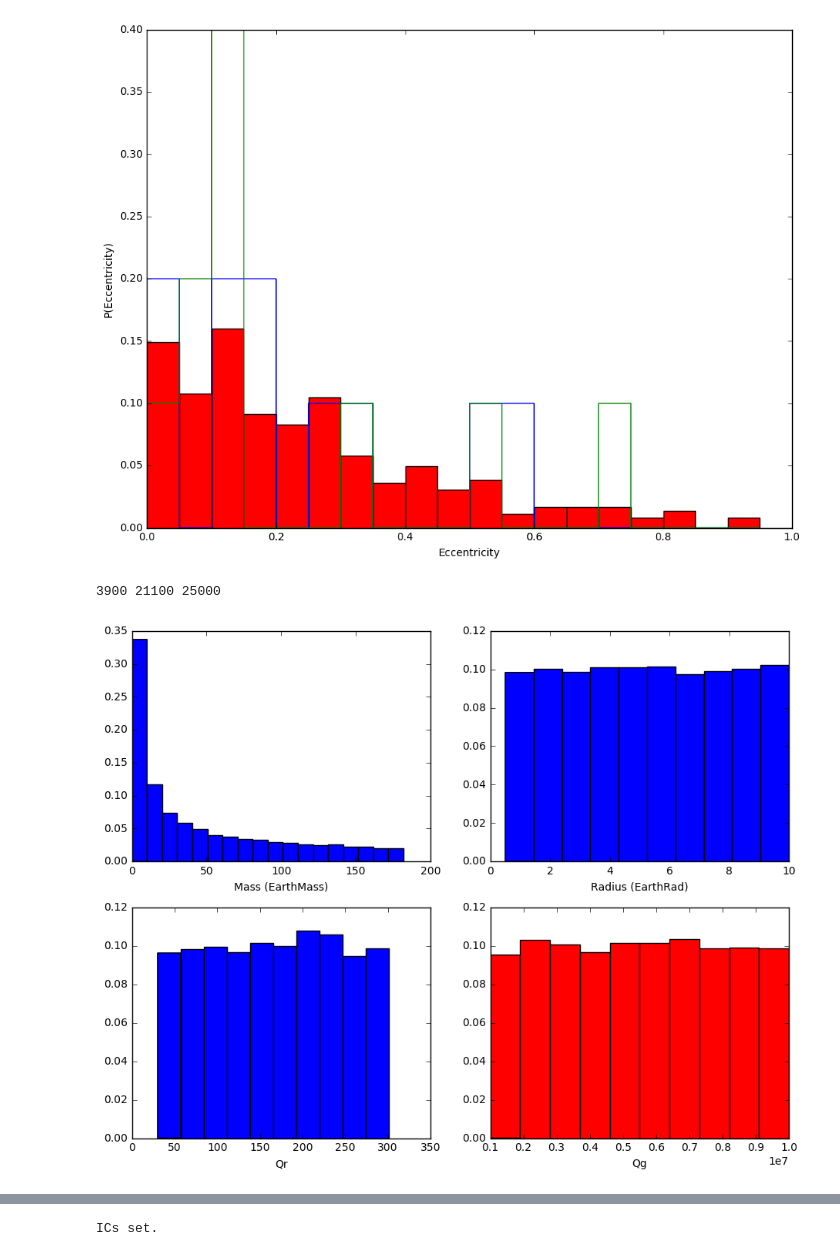
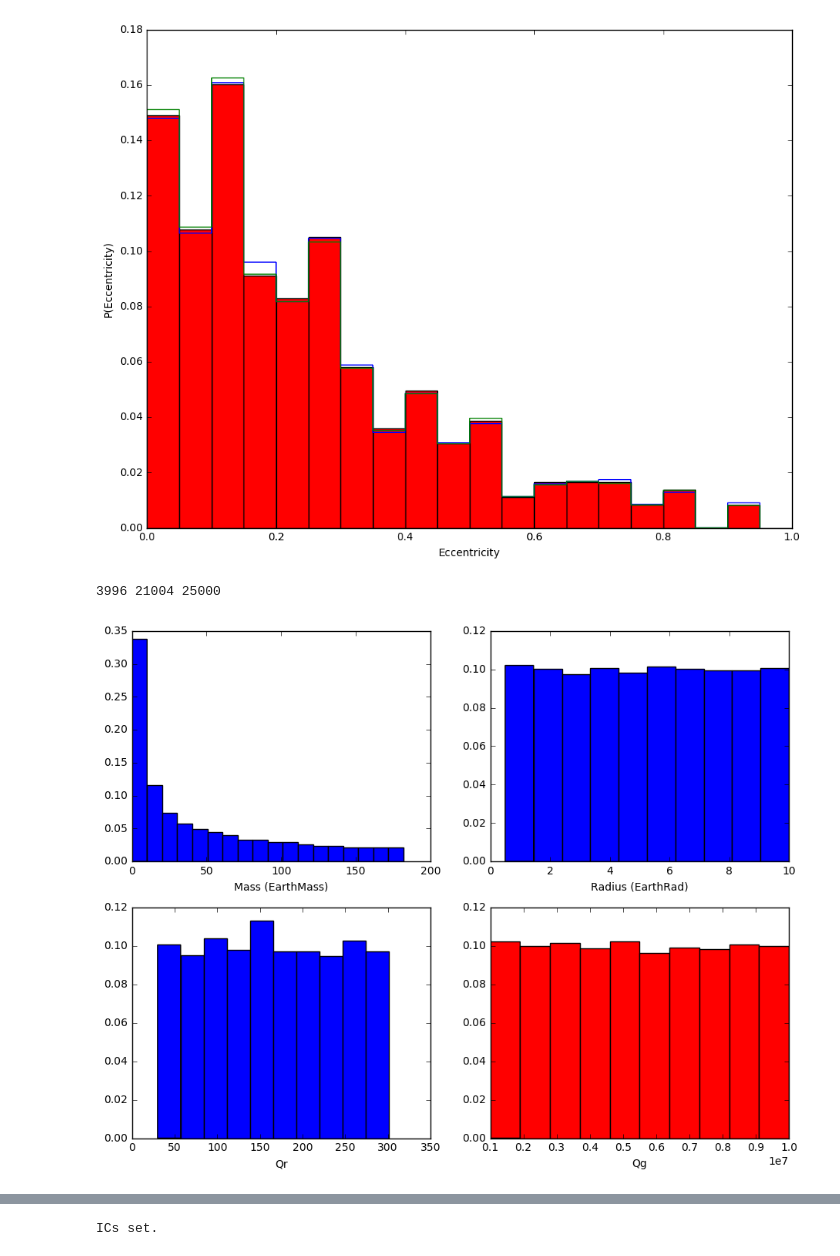
Before and after one commit to dm1681/Merging_Perts, a Jupyter notebook: Research/Merging_Perts/mps.ipynb, the cells around one changed output, grey strips where cells are left out. Drawn from its saved outputs; the diff is of its cells as text; code cells hidden in the pictures.

```diff
--- a/Research/Merging_Perts/mps.ipynb
+++ b/Research/Merging_Perts/mps.ipynb
@@ -33,7 +33,7 @@ bar = ax.bar(data['ecc'],ecc_inbin,width=0.05,color='r')
 ax.set_xlabel('Eccentricity')
 ax.set_ylabel('P(Eccentricity)')
 
-t = 10 # number of sims to run
+t = 25000 # number of sims to run
 
 # generates list of ecc for b.in
 n = 0
@@ -96,7 +96,12 @@ mass_list_c = np.array([])
 ecc_c = ecc_list_c
 rad_list_c = np.random.uniform(0.5,10,25000) * u.earthRad
 Qp_c = np.array([])
-semi_c = np.random.uniform(0.01,0.15,25000)
+semi_c = np.array([])
+
+for a_b in semi_b: # makes sure semi_c is always > semi_b
+    a_c = np.random.uniform(a_b,0.5,1)
+    semi_c = np.append(semi_c,a_c)
+
 
 # star.in
 stellar_mass = np.random.uniform(0.7,1.4,25000) # [0.7,1.4] M_sun
@@ -125,34 +130,34 @@ for r in rad_list_b:
     if r < 2*u.earthRad:
         mass = calc_mass_l2(r)
         mass = mass.to(u.earthMass)
         Qplanet = np.random.uniform(30,301)
     else:
         mass = calc_mass_g2(r)
         mass = mass.to(u.earthMass)
         Qplanet = np.random.uniform(10**6,(10**7)+1)
     mass_list_b = np.append(mass_list_b,mass.value)
     Qp_b = np.append(Qp_b,Qplanet)
 
 
 # determining mass and Qp based on radius; c.in
 for r in rad_list_c:
     if r < 2*u.earthRad:
         mass = calc_mass_l2(r)
         mass = mass.to(u.earthMass)
         Qplanet = np.random.uniform(30,301)
     else:
         mass = calc_mass_g2(r)
         mass = mass.to(u.earthMass)
         Qplanet = np.random.uniform(10**6,(10**7)+1)
     mass_list_c = np.append(mass_list_c,mass.value)
     Qp_c = np.append(Qp_c,Qplanet)
 
 
 
 rad_list_b = rad_list_b.value
 rad_list_c = rad_list_c.value
 # %% [output]
-[figure, old version]
+[figure, new version]
 # %%
 #distributions for b.in of mass,Qp, Radius
 fig,ax = plt.subplots(2,2)
@@ -172,8 +177,8 @@ ax[1,1].set_xlabel('Qg')
 
 print(Qp_b[q_lower].size,Qp_b[q_upper].size,Qp_b[q_lower].size + Qp_b[q_upper].size)
 # %% [output]
-3900 21100 25000
+3996 21004 25000
-[figure, old version]
+[figure, new version]
 # %%
 # distributions for c.in of mass, Qp, Radius.
 fig,ax = plt.subplots(2,2)
```
Also changed, not shown: parts of 8 cells of this notebook.
